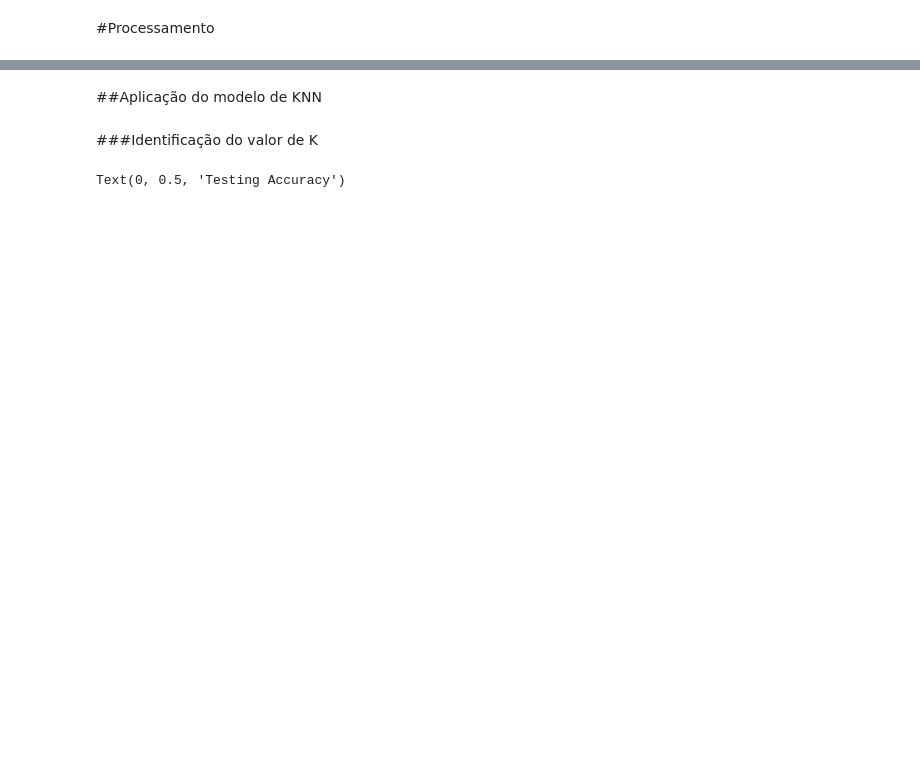
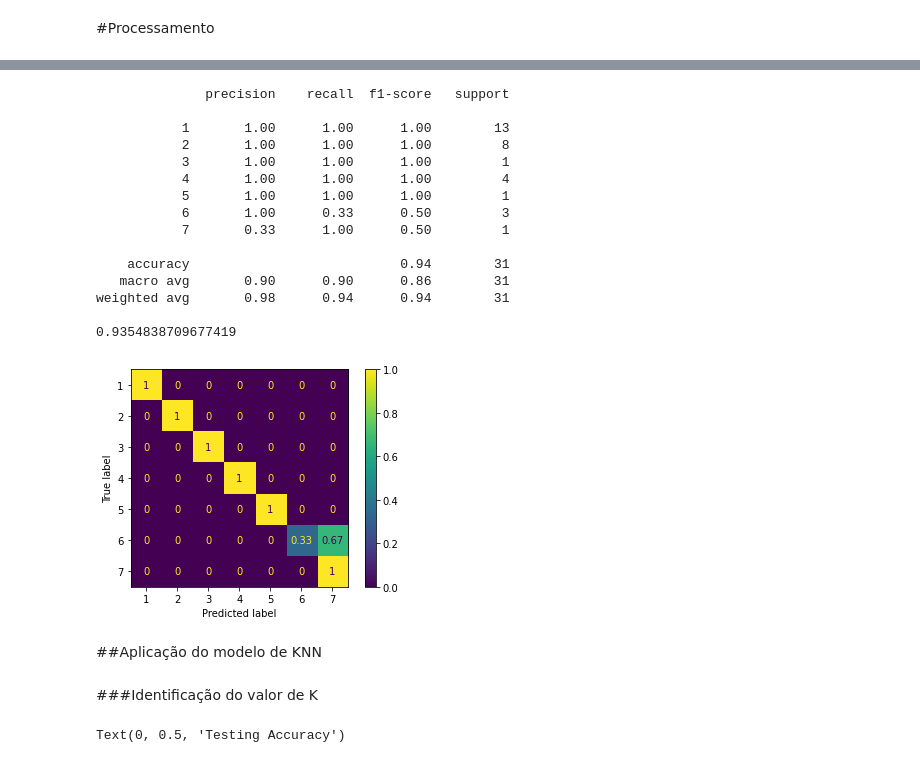
Before and after one commit to douglassesi/MachineLearning, a Jupyter notebook: Classificação/Zoo.ipynb, the cells around one changed output, grey strips where cells are left out. Saved outputs shown, nothing was run; the diff lists cells and outputs as text; code cells hidden in the pictures; blank space fills up the shorter version.

```diff
--- a/Classificação/Zoo.ipynb
+++ b/Classificação/Zoo.ipynb
@@ -128,0 +190,9 @@ X_train, X_test, y_train, y_test = train_test_split(X, y, test_size= .3, random_
+# %%
+learning_rate = [0.001,0.01,0.1]
+# %%
+parameters_xg = dict(classif_xg__max_depth=max_depth,
+                  classif_xg__learning_rate=learning_rate,
+                  classif_xg__random_state=random_state)
+# %%
+xg_GS = GridSearchCV(pipe_xg, parameters_xg)
+xg_model = xg_GS.fit(X_train, y_train)
@@ -129,3 +217,27 @@ X_train, X_test, y_train, y_test = train_test_split(X, y, test_size= .3, random_
+# %%
+y_pred_xg = xg_model.predict(X_test)
+cm_xg = confusion_matrix(y_test,y_pred_xg)
+# %%
+plot_confusion_matrix(xg_model, X_test, y_test, normalize = 'true')
+print(classification_report(y_test,y_pred_xg))
+print(metrics.accuracy_score(y_test,y_pred_xg))
+# %% [output]
+              precision    recall  f1-score   support
+
+           1       1.00      1.00      1.00        13
+           2       1.00      1.00      1.00         8
+           3       1.00      1.00      1.00         1
+           4       1.00      1.00      1.00         4
+           5       1.00      1.00      1.00         1
+           6       1.00      0.33      0.50         3
+           7       0.33      1.00      0.50         1
+
+    accuracy                           0.94        31
+   macro avg       0.90      0.90      0.86        31
+weighted avg       0.98      0.94      0.94        31
+
+0.9354838709677419
+[figure, added]
 # %% [markdown]
 ##Aplicação do modelo de KNN
 # %% [markdown]
```
Also changed, not shown: parts of 32 cells of this notebook.
